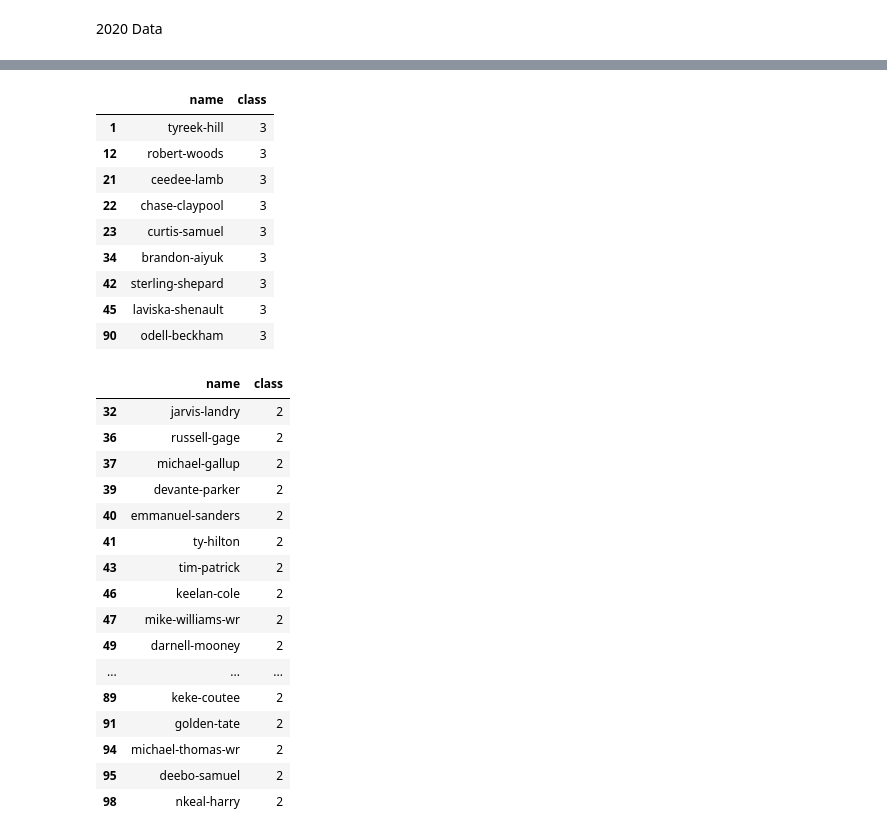
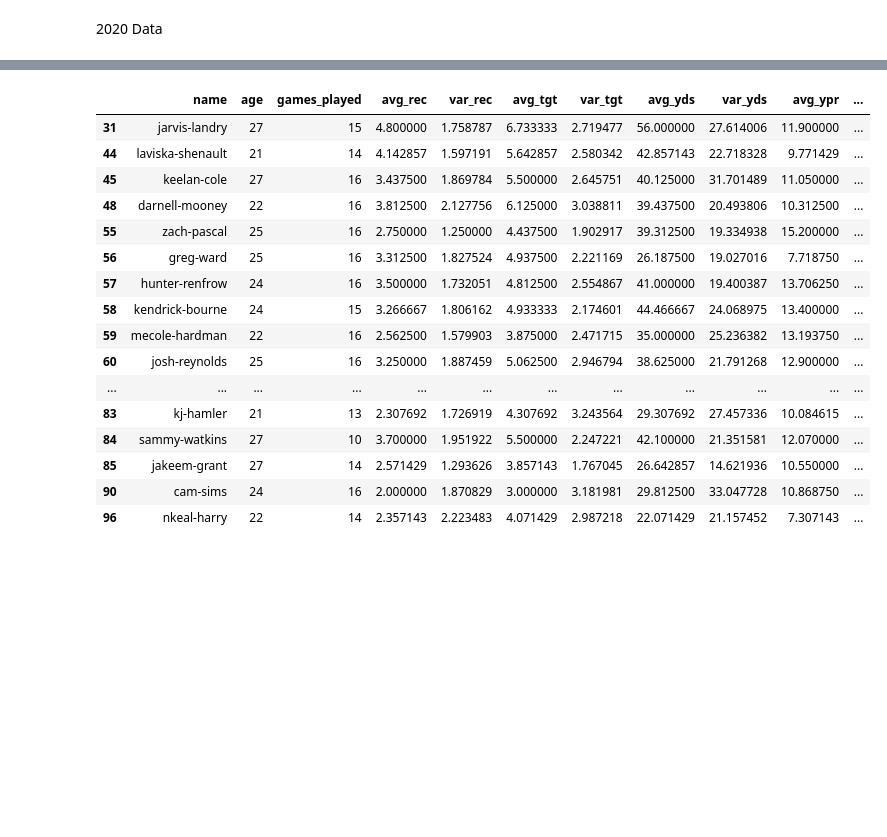
Before and after one commit to xander-abbott/fantasy_scrape, a Jupyter notebook: main_wr.ipynb, the cells around one changed output, grey strips where cells are left out. Saved outputs shown, nothing was run; the diff lists cells and outputs as text; code cells hidden in the pictures; blank space fills up the shorter version.

```diff
--- a/main_wr.ipynb
+++ b/main_wr.ipynb
@@ -240,8 +324,8 @@ results2021[results2021["class"] == 0]
 # %%
 df2020 = extract_players("2020", "wr", "PPR")
 # %%
-names2020 = list(df2020["Name"].head(100))
-dists2020 = make_dists(names2020, "2020")
+names2020 = list(df2020["name"].head(100))
+dists2020 = make_dists(names2020, "2020", "wr")
 dists2020.head(20)
 # %% [output]
 davante-adams
@@ -283,33 +423,20 @@ results2020 = run_knn(dists2020)
 # %%
-results2020[results2020["class"] == 3]
+dists2020[dists2020["class"] == 3]
 # %% [output]
-|  | name | class |
-| 1 | tyreek-hill | 3 |
-| 12 | robert-woods | 3 |
-| 21 | ceedee-lamb | 3 |
-| 22 | chase-claypool | 3 |
-| 23 | curtis-samuel | 3 |
-| 34 | brandon-aiyuk | 3 |
-| 42 | sterling-shepard | 3 |
-| 45 | laviska-shenault | 3 |
-| 90 | odell-beckham | 3 |
+|  | name | age | games_played | avg_rec | var_rec | avg_tgt | var_tgt | avg_yds | var_yds | avg_ypr | ... |
+| 31 | jarvis-landry | 27 | 15 | 4.800000 | 1.758787 | 6.733333 | 2.719477 | 56.000000 | 27.614006 | 11.900000 | ... |
+| 44 | laviska-shenault | 21 | 14 | 4.142857 | 1.597191 | 5.642857 | 2.580342 | 42.857143 | 22.718328 | 9.771429 | ... |
+| 45 | keelan-cole | 27 | 16 | 3.437500 | 1.869784 | 5.500000 | 2.645751 | 40.125000 | 31.701489 | 11.050000 | ... |
+| 48 | darnell-mooney | 22 | 16 | 3.812500 | 2.127756 | 6.125000 | 3.038811 | 39.437500 | 20.493806 | 10.312500 | ... |
+| 55 | zach-pascal | 25 | 16 | 2.750000 | 1.250000 | 4.437500 | 1.902917 | 39.312500 | 19.334938 | 15.200000 | ... |
+| 56 | greg-ward | 25 | 16 | 3.312500 | 1.827524 | 4.937500 | 2.221169 | 26.187500 | 19.027016 | 7.718750 | ... |
+| 57 | hunter-renfrow | 24 | 16 | 3.500000 | 1.732051 | 4.812500 | 2.554867 | 41.000000 | 19.400387 | 13.706250 | ... |
+| 58 | kendrick-bourne | 24 | 15 | 3.266667 | 1.806162 | 4.933333 | 2.174601 | 44.466667 | 24.068975 | 13.400000 | ... |
+| 59 | mecole-hardman | 22 | 16 | 2.562500 | 1.579903 | 3.875000 | 2.471715 | 35.000000 | 25.236382 | 13.193750 | ... |
+| 60 | josh-reynolds | 25 | 16 | 3.250000 | 1.887459 | 5.062500 | 2.946794 | 38.625000 | 21.791268 | 12.900000 | ... |
+| ... | ... | ... | ... | ... | ... | ... | ... | ... | ... | ... | ... |
+| 83 | kj-hamler | 21 | 13 | 2.307692 | 1.726919 | 4.307692 | 3.243564 | 29.307692 | 27.457336 | 10.084615 | ... |
+| 84 | sammy-watkins | 27 | 10 | 3.700000 | 1.951922 | 5.500000 | 2.247221 | 42.100000 | 21.351581 | 12.070000 | ... |
+| 85 | jakeem-grant | 27 | 14 | 2.571429 | 1.293626 | 3.857143 | 1.767045 | 26.642857 | 14.621936 | 10.550000 | ... |
+| 90 | cam-sims | 24 | 16 | 2.000000 | 1.870829 | 3.000000 | 3.181981 | 29.812500 | 33.047728 | 10.868750 | ... |
+| 96 | nkeal-harry | 22 | 14 | 2.357143 | 2.223483 | 4.071429 | 2.987218 | 22.071429 | 21.157452 | 7.307143 | ... |
-# %%
-results2020[results2020["class"] == 2]
-# %% [output]
-|  | name | class |
-| 32 | jarvis-landry | 2 |
-| 36 | russell-gage | 2 |
-| 37 | michael-gallup | 2 |
-| 39 | devante-parker | 2 |
-| 40 | emmanuel-sanders | 2 |
-| 41 | ty-hilton | 2 |
-| 43 | tim-patrick | 2 |
-| 46 | keelan-cole | 2 |
-| 47 | mike-williams-wr | 2 |
-| 49 | darnell-mooney | 2 |
-| ... | ... | ... |
-| 89 | keke-coutee | 2 |
-| 91 | golden-tate | 2 |
-| 94 | michael-thomas-wr | 2 |
-| 95 | deebo-samuel | 2 |
-| 98 | nkeal-harry | 2 |
```
Also changed, not shown: parts of 40 cells of this notebook, 6 other files.
